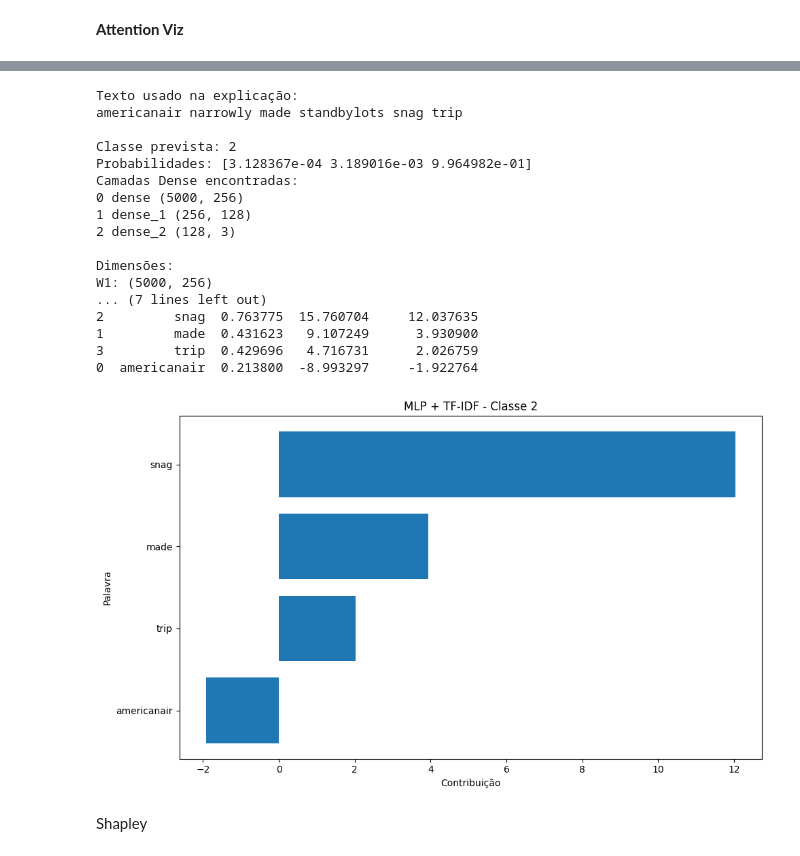
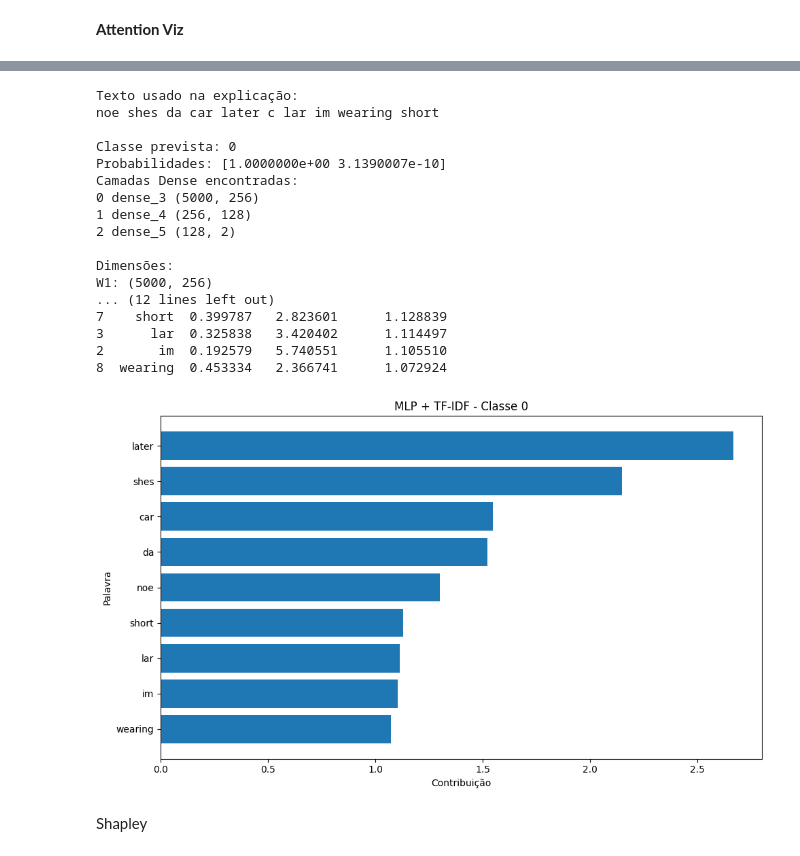
Before and after one commit to LuirysN/MLP-X-XGBoost-COM-DADOS-DESBALANCEADOS, a Jupyter notebook: dataset spam/mlp/1- mlp_imbalanced.ipynb, the cells around one changed output, grey strips where cells are left out. Drawn from its saved outputs; the diff is of its cells as text; code cells hidden in the pictures.

```diff
--- a/dataset spam/mlp/1- mlp_imbalanced.ipynb
+++ b/dataset spam/mlp/1- mlp_imbalanced.ipynb
@@ -162,7 +112,7 @@ def preprocess_text(text):
     # Juntar as palavras processadas de volta em uma string
     return " ".join(tokens)
 # %%
-df["clean_text"] = df["text"].apply(preprocess_text)
+df["clean_text"] = df["Message"].apply(preprocess_text)
 # %%
 df.head(5)
 # %% [output]
@@ -180,6 +130,6 @@ sns.countplot(x="airline_sentiment", data=df) # validando se mudou as classes
 # %%
 le = LabelEncoder()
-df['label_encoded'] = le.fit_transform(df['airline_sentiment'])
+df['label_encoded'] = le.fit_transform(df['Category'])
 # %%
 X = df['clean_text']
 y = df['label_encoded']
@@ -191,8 +141,8 @@ tfidf = TfidfVectorizer(
     stop_words=None
 )
 
-X_train_tfidf = tfidf.fit_transform(X_train)
-X_test_tfidf = tfidf.transform(X_test)
+X_train_tfidf = tfidf.fit_transform(X_train).toarray()
+X_test_tfidf = tfidf.transform(X_test).toarray()
 # %% [markdown]
 **MLP**
 # %%
@@ -214,7 +164,7 @@ model.add(Dense(
 model.add(Dropout(0.3))
 
 model.add(Dense(
-    3,
+    2,
     activation='softmax'
 ))
 # %%
@@ -532,7 +497,7 @@ print("Importance:", global_importance.shape)
 # ETAPA 3: PALAVRAS PRESENTES NO TEXTO
 # =====================================================
 
-tfidf_vector = sample_tfidf.toarray().flatten()
+tfidf_vector = sample_tfidf.flatten()
 
 print("TFIDF:", tfidf_vector.shape)
 
@@ -562,45 +527,45 @@ print(importancias.head(20))
 
 # =====================================================
 # ETAPA 4: VISUALIZAÇÃO
 # =====================================================
 
 top = importancias.head(20)
 
 plt.figure(figsize=(10,6))
 
 plt.barh(
     top["Feature"],
     top["Contribution"]
 )
 
 plt.xlabel("Contribuição")
 plt.ylabel("Palavra")
 plt.title(f"MLP + TF-IDF - Classe {predicted_class_index}")
 
 plt.gca().invert_yaxis()
 
 plt.tight_layout()
 
 plt.show()
 # %% [output]
 Texto usado na explicação:
-americanair narrowly made standbylots snag trip
+noe shes da car later c lar im wearing short
 
-Classe prevista: 2
-Probabilidades: [3.128367e-04 3.189016e-03 9.964982e-01]
+Classe prevista: 0
+Probabilidades: [1.0000000e+00 3.1390007e-10]
 Camadas Dense encontradas:
-0 dense (5000, 256)
-1 dense_1 (256, 128)
-2 dense_2 (128, 3)
+0 dense_3 (5000, 256)
+1 dense_4 (256, 128)
+2 dense_5 (128, 2)
 
 Dimensões:
 W1: (5000, 256)
-... (7 lines left out)
-2         snag  0.763775  15.760704     12.037635
-1         made  0.431623   9.107249      3.930900
-3         trip  0.429696   4.716731      2.026759
-0  americanair  0.213800  -8.993297     -1.922764
+... (12 lines left out)
+7    short  0.399787   2.823601      1.128839
+3      lar  0.325838   3.420402      1.114497
+2       im  0.192579   5.740551      1.105510
+8  wearing  0.453334   2.366741      1.072924
-[figure, old version]
+[figure, new version]
 # %% [markdown]
 Shapley
 # %%
```
Also changed, not shown: parts of 19 cells of this notebook.
